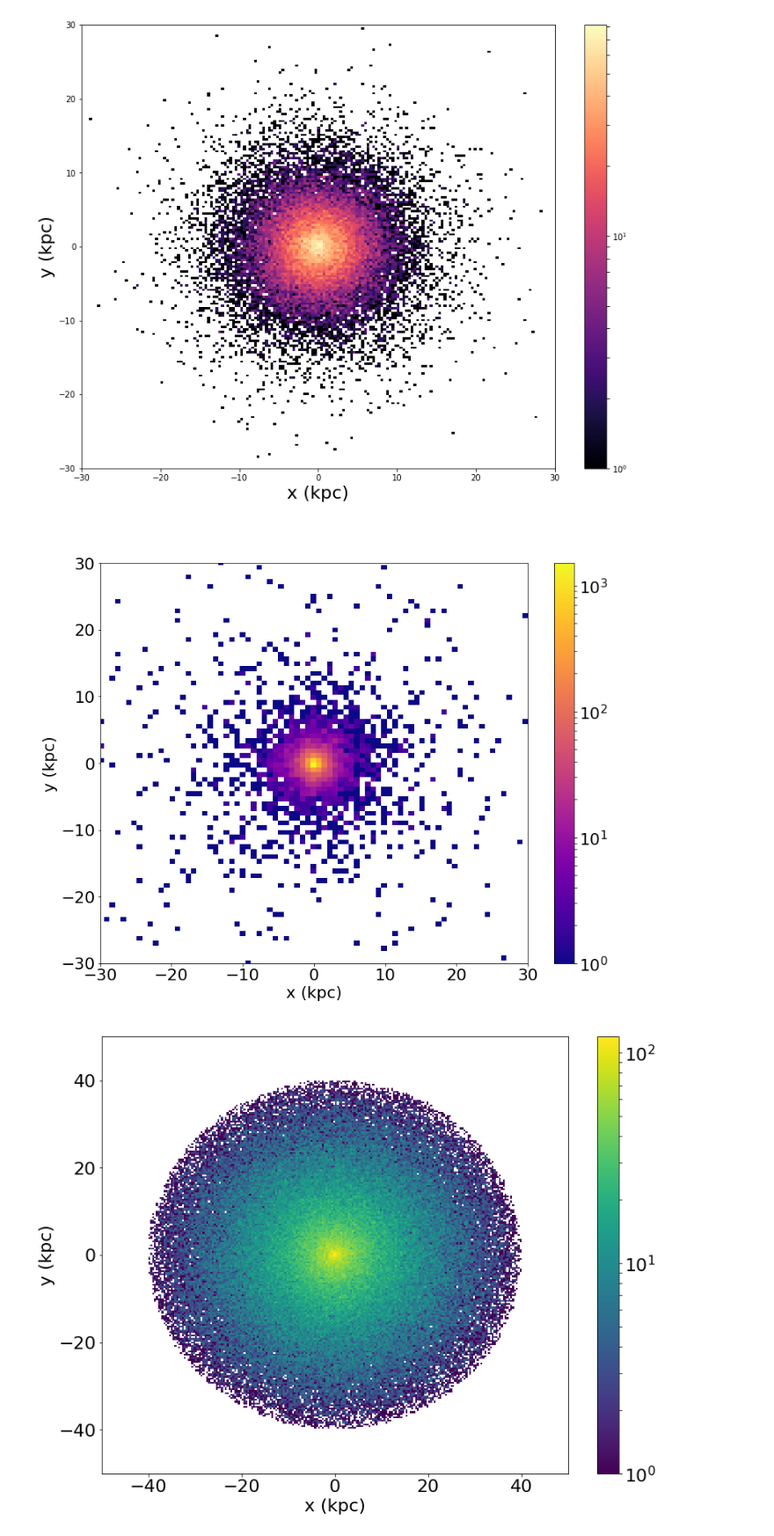
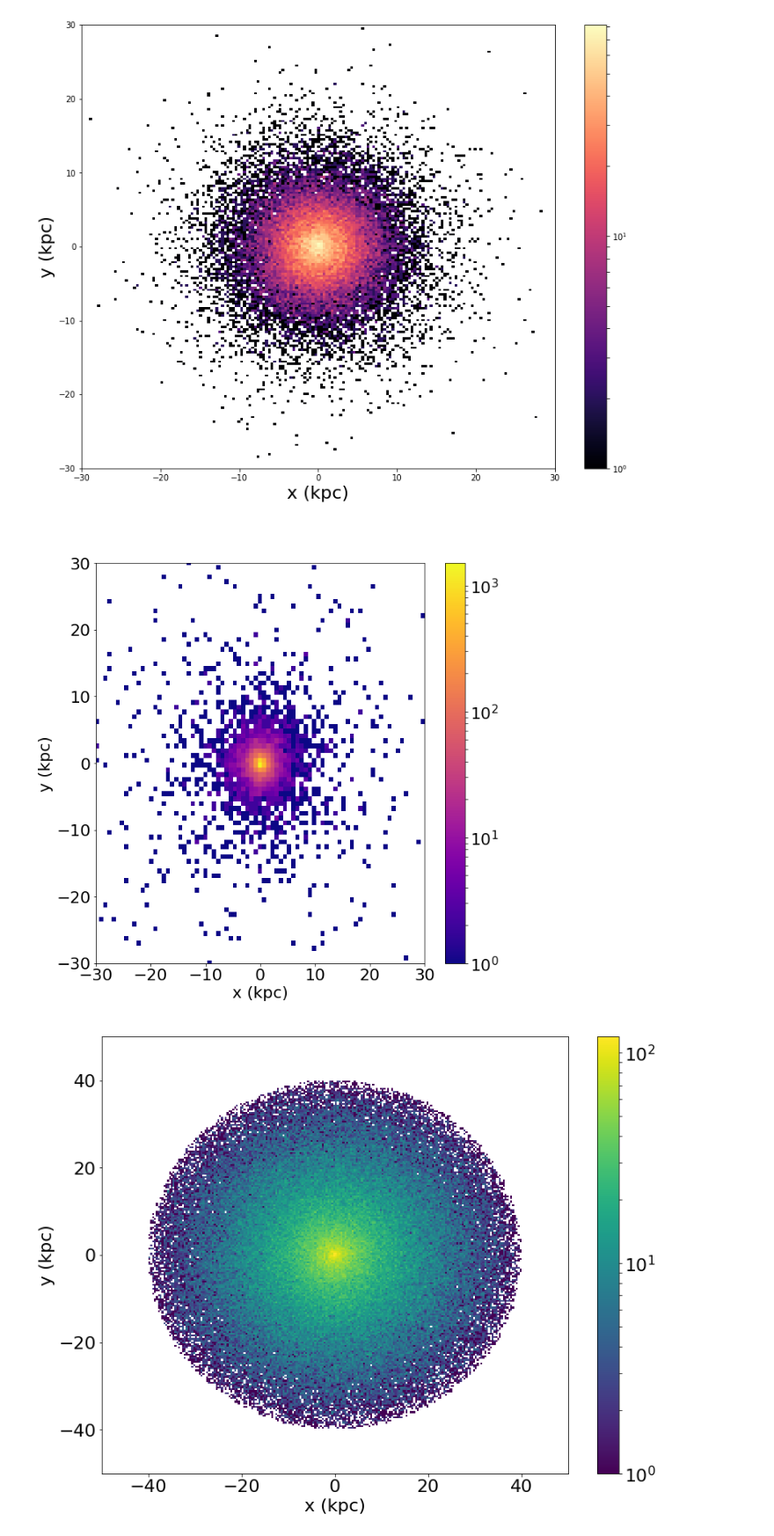
Before and after one commit to Ximena89/and_yet_it_moves, a Jupyter notebook: codigo/Plotting_Template.ipynb, the cells around one changed output. Shown: that part at 88% size. Cells and saved outputs as stored; diff of their text form; code cells hidden in the pictures.

Commit message:
phase space diagrams

```diff
--- a/codigo/Plotting_Template.ipynb
+++ b/codigo/Plotting_Template.ipynb
@@ -198,28 +237,28 @@ matplotlib.rcParams['ytick.labelsize'] = label_size
 # %% [output]
 [figure]
 # %%
-#### Bulge position plot ####
+#### Bulge density face on ####
 # hist2d(xaxis, yaxis, bins)
 
-fig = plt.figure(figsize=(13,10))
+fig = plt.figure(figsize=(10,10))
 ax = plt.subplot(111)
 
 plt.hist2d(xpos_bulge_in_40, ypos_bulge_in_40, bins=100, norm=LogNorm(), cmap='plasma')
 plt.colorbar()
-
+#plt.figure(figsize=(15,15))
 
 # Add axis labels
 plt.xlabel('x (kpc)', fontsize=22)
 plt.ylabel('y (kpc)', fontsize=22)
 
 #set axis limits
 plt.ylim(-30,30)
 plt.xlim(-30,30)
 
 #adjust tick label font size
 label_size = 22
 matplotlib.rcParams['xtick.labelsize'] = label_size
 matplotlib.rcParams['ytick.labelsize'] = label_size
 # %% [output]
-[figure, old version]
+[figure, new version]
 # %%
```
Also changed, not shown: parts of 5 cells of this notebook.
